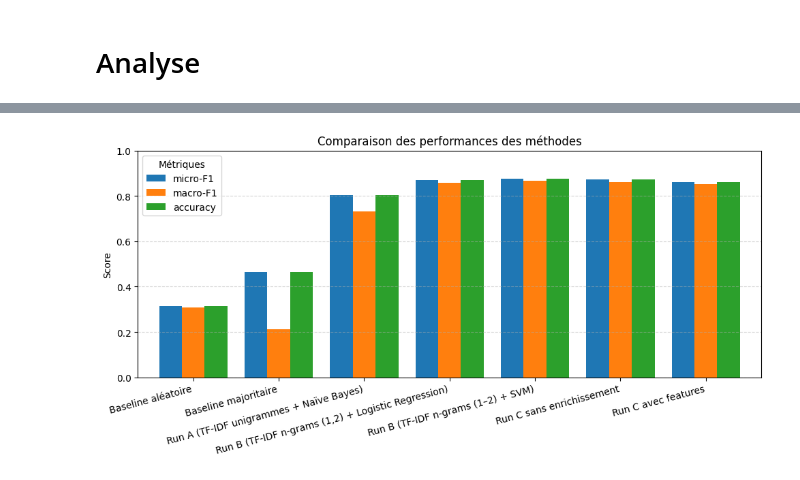
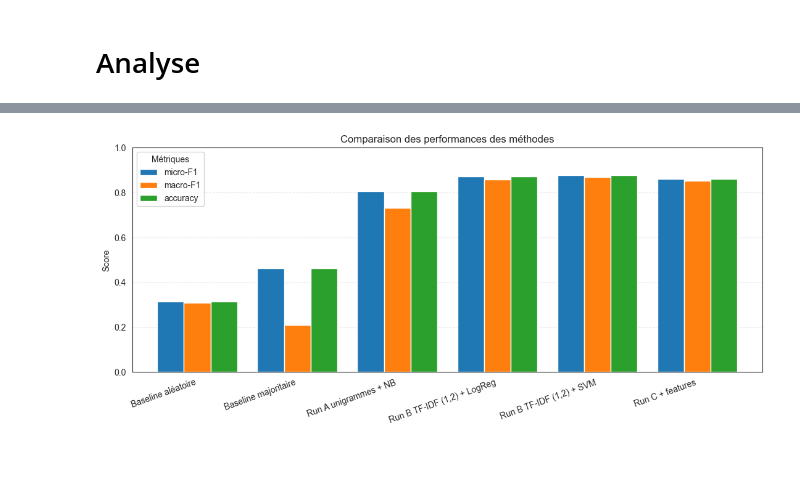
Before and after one commit to StuartGP-dev/Projet_TAL, a Jupyter notebook: src/main.ipynb, the cells around one changed output, grey strips where cells are left out. Drawn from its saved outputs; the diff is of its cells as text; code cells hidden in the pictures.

Commit message:
Ajout des figures

```diff
--- a/src/main.ipynb
+++ b/src/main.ipynb
@@ -759,7 +859,7 @@ runC_SVM_sans_enrichissement = Pipeline([
 ])
 
 results_C_features = evaluate_model(
-    "Run C sans enrichissement",
+    "Run C sans enrich.",
     runC_SVM_sans_enrichissement,
     X_train, y_train,
     X_test, y_test
@@ -825,7 +925,7 @@ runC_SVM_full = Pipeline([
 
 
 results_C_features = evaluate_model(
-    "Run C avec features",
+    "Run C + features",
     runC_SVM_full,
     X_train, y_train,
     X_test, y_test
@@ -855,7 +955,7 @@ Dans la méthode C, des variables manuelles ont été ajoutées à la représent
 # %% [markdown]
 # Analyse
 # %%
-results_df = pd.DataFrame(results)
+results_df = pd.DataFrame(results).drop(columns=["y_pred"])
 results_df
 # %% [output]
 |  | Méthode | micro-F1 | macro-F1 | accuracy |
@@ -870,0 +971,3 @@ os.makedirs("../plots", exist_ok=True)
+# %%
+results_df = results_df[results_df["Méthode"] != "Run C sans enrich."]
+results_df
@@ -871,18 +982,16 @@ os.makedirs("../plots", exist_ok=True)
 # %%
-plot_df = results_df.set_index("Méthode")
+plot_df = results_df.set_index("Méthode")[["micro-F1", "macro-F1", "accuracy"]]
 
-ax = plot_df.plot(kind="bar", figsize=(10, 5), width=0.8)
-
+ax = plot_df.plot(kind="bar", figsize=(11,5), width=0.8)
 plt.title("Comparaison des performances des méthodes")
 plt.ylabel("Score")
 plt.xlabel("")
 plt.ylim(0, 1)
-plt.xticks(rotation=15, ha="right")
+plt.xticks(rotation=20, ha="right")
 plt.grid(axis="y", linestyle="--", alpha=0.5)
 plt.legend(title="Métriques")
 plt.tight_layout()
-
-plt.savefig("../plots/comparaison_methodes.png", dpi=300, bbox_inches="tight")
+plt.savefig("../figure/comparaison_methodes.png", dpi=300, bbox_inches="tight")
 plt.show()
 # %% [output]
-[figure, old version]
+[figure, new version]
```
Also changed, not shown: parts of 30 cells of this notebook, 14 other files.
